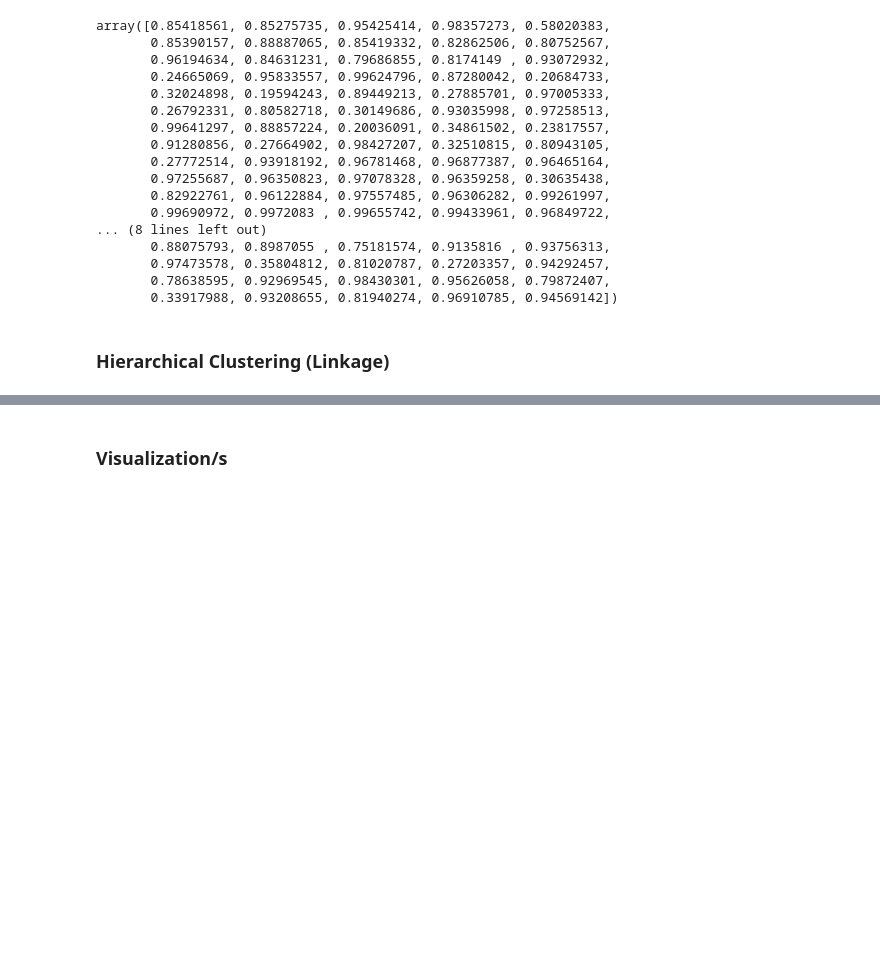
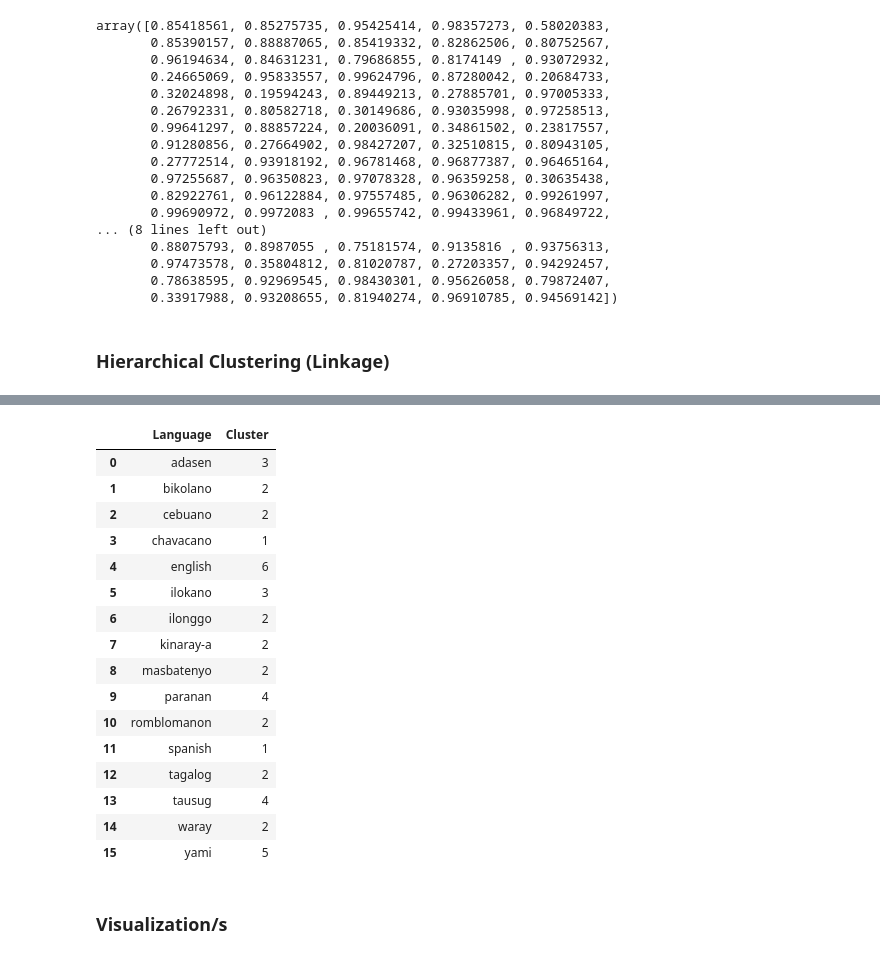
Before and after one commit to Dawsxn/PH-Language-Similarity-Analysis, a Jupyter notebook: notebooks/dendrogram.ipynb, the cells around one changed output, grey strips where cells are left out. Saved outputs shown, nothing was run; the diff lists cells and outputs as text; code cells hidden in the pictures; blank space fills up the shorter version.

```diff
--- a/notebooks/dendrogram.ipynb
+++ b/notebooks/dendrogram.ipynb
@@ -90,0 +119,15 @@ array([[ 6.        ,  8.        ,  0.13913689,  2.        ],
+# %%
+# get the final cluster labels using the best k
+
+final_labels = fcluster(Z, best_k, criterion='maxclust')
+
+language_names = similarity_matrix.index.to_list()
+
+# match labels back to language names
+clusters = pd.DataFrame({'Language': language_names, 'Cluster': final_labels})
+
+print(f"Final Clusters (k={best_k})")
+for i in range(1, best_k + 1):
+    print(f"\nCluster {i}:")
+    langs_in_cluster = clusters[clusters['Cluster'] == i]['Language']
+    print(langs_in_cluster.to_string(index=False))
@@ -91,2 +152,22 @@ array([[ 6.        ,  8.        ,  0.13913689,  2.        ],
+# %%
+clusters
+# %% [output]
+|  | Language | Cluster |
+| 0 | adasen | 3 |
+| 1 | bikolano | 2 |
+| 2 | cebuano | 2 |
+| 3 | chavacano | 1 |
+| 4 | english | 6 |
+| 5 | ilokano | 3 |
+| 6 | ilonggo | 2 |
+| 7 | kinaray-a | 2 |
+| 8 | masbatenyo | 2 |
+| 9 | paranan | 4 |
+| 10 | romblomanon | 2 |
+| 11 | spanish | 1 |
+| 12 | tagalog | 2 |
+| 13 | tausug | 4 |
+| 14 | waray | 2 |
+| 15 | yami | 5 |
 # %% [markdown]
 ### Visualization/s
```
Also changed, not shown: parts of 10 cells of this notebook, 2 other files.
